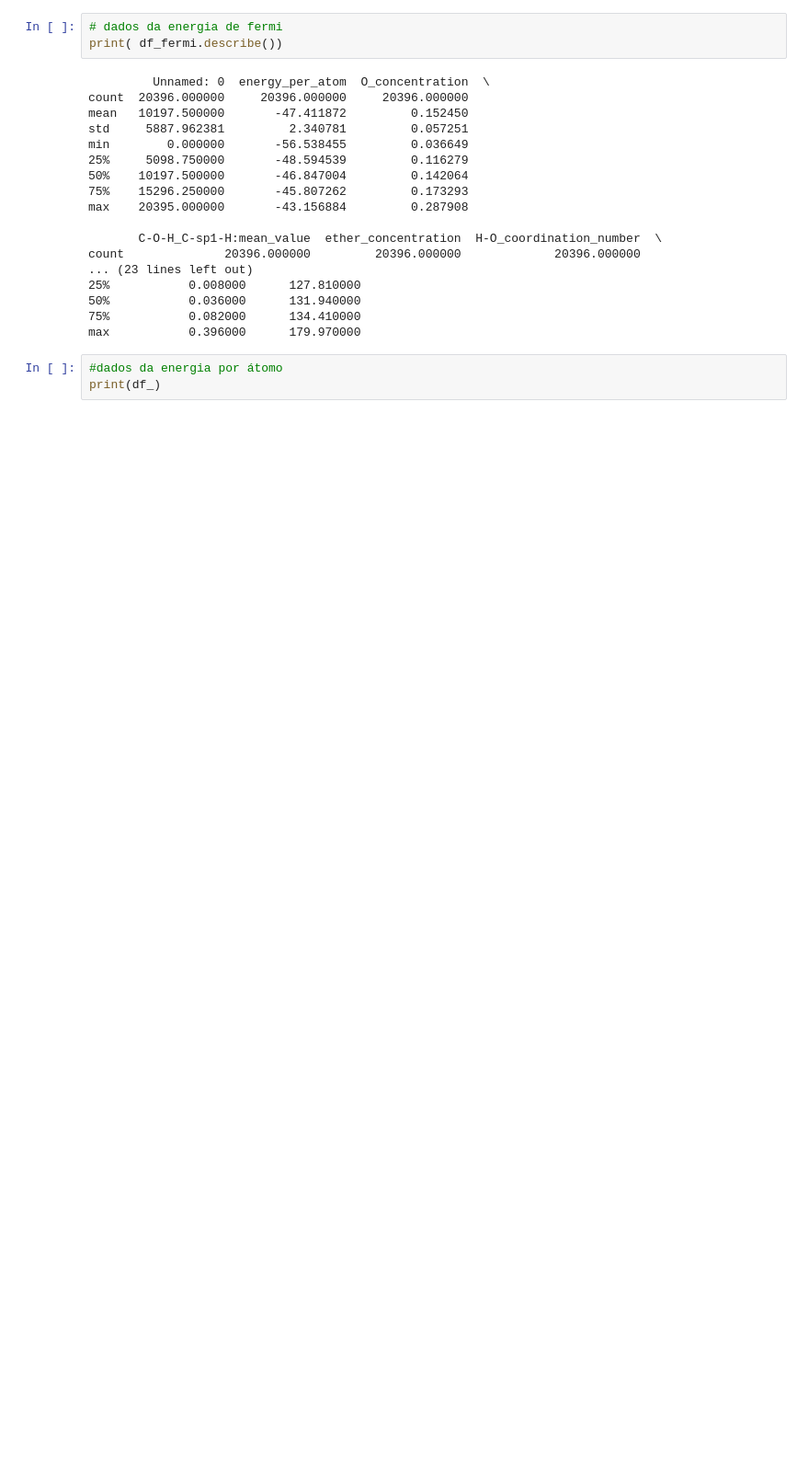
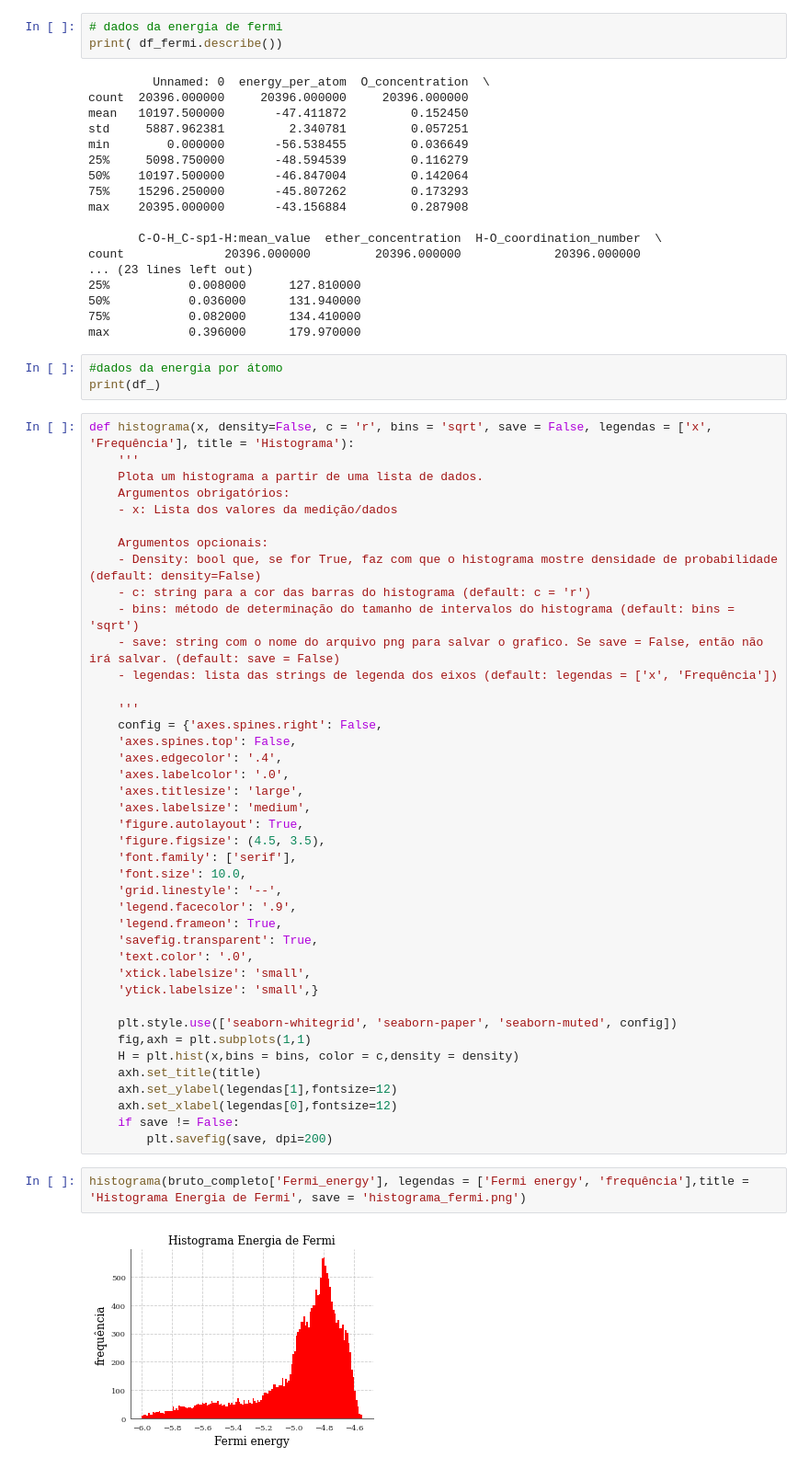
Before and after one commit to Karl-Marcos/ML-2022-DIMP, a Jupyter notebook: Dados.ipynb, the cells around one changed output. Shown at 92% size. Drawn from its saved outputs; the diff is of its cells as text; blank space fills up the shorter version.

Commit message:
histograma

```diff
--- a/Dados.ipynb
+++ b/Dados.ipynb
@@ -438,3 +424,48 @@ max           0.396000      179.970000
 # %%
 #dados da energia por átomo
 print(df_)
+# %%
+def histograma(x, density=False, c = 'r', bins = 'sqrt', save = False, legendas = ['x', 'Frequência'], title = 'Histograma'):
+    '''
+    Plota um histograma a partir de uma lista de dados.
+    Argumentos obrigatórios:
+    - x: Lista dos valores da medição/dados
+
+    Argumentos opcionais:
+    - Density: bool que, se for True, faz com que o histograma mostre densidade de probabilidade (default: density=False)
+    - c: string para a cor das barras do histograma (default: c = 'r')
+    - bins: método de determinação do tamanho de intervalos do histograma (default: bins = 'sqrt')
+    - save: string com o nome do arquivo png para salvar o grafico. Se save = False, então não irá salvar. (default: save = False)
+    - legendas: lista das strings de legenda dos eixos (default: legendas = ['x', 'Frequência'])
+
+    '''
+    config = {'axes.spines.right': False,
+    'axes.spines.top': False,
+    'axes.edgecolor': '.4',
+    'axes.labelcolor': '.0',
+    'axes.titlesize': 'large',
+    'axes.labelsize': 'medium',
+    'figure.autolayout': True,
+    'figure.figsize': (4.5, 3.5),
+    'font.family': ['serif'],
+    'font.size': 10.0,
+    'grid.linestyle': '--',
+    'legend.facecolor': '.9',
+    'legend.frameon': True,
+    'savefig.transparent': True,
+    'text.color': '.0',
+    'xtick.labelsize': 'small',
+    'ytick.labelsize': 'small',}
+
+    plt.style.use(['seaborn-whitegrid', 'seaborn-paper', 'seaborn-muted', config])
+    fig,axh = plt.subplots(1,1)
+    H = plt.hist(x,bins = bins, color = c,density = density)
+    axh.set_title(title)
+    axh.set_ylabel(legendas[1],fontsize=12)
+    axh.set_xlabel(legendas[0],fontsize=12)
+    if save != False:
+        plt.savefig(save, dpi=200)
+# %%
+histograma(bruto_completo['Fermi_energy'], legendas = ['Fermi energy', 'frequência'],title = 'Histograma Energia de Fermi', save = 'histograma_fermi.png')
+# %% [output]
+[figure, added]
```
Also changed, not shown: parts of 3 cells of this notebook, 2 other files.
